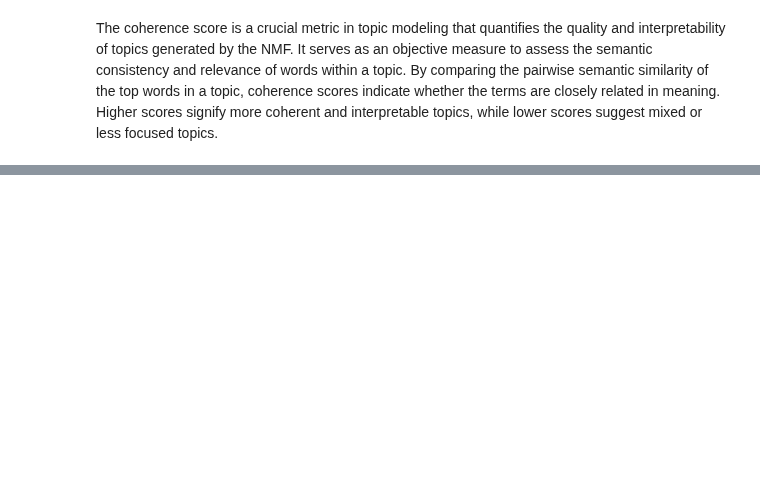
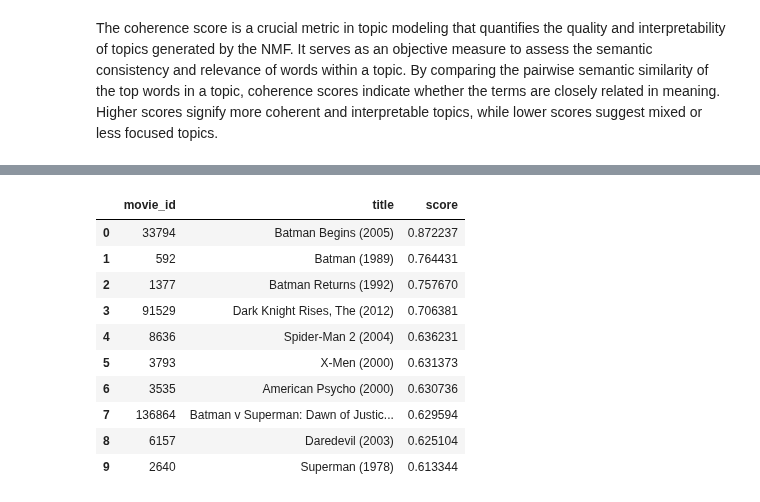
Before and after one commit to AlbotGoodman/machine-learning, a Jupyter notebook: lab2/content-based_filtering.ipynb, the cells around one changed output, grey strips where cells are left out. Cells and saved outputs as stored; diff of their text form; code cells hidden in the pictures; blank space fills up the shorter version.

```diff
--- a/lab2/content-based_filtering.ipynb
+++ b/lab2/content-based_filtering.ipynb
@@ -321,0 +365,45 @@ plt.show()
+# %%
+movie_mapper = {movie_id: idx for idx, movie_id in enumerate(movies_gentag["movie_id"])}
+movie_mapper_reverse = {idx: movie_id for movie_id, idx in movie_mapper.items()}
+# %%
+input_movies = [58559]
+n_recs = 10
+
+input_indices = [movie_mapper[movie_id] for movie_id in input_movies]
+input_matrix = H[input_indices, :]  # shape: (n_input_movies, n_factors)
+similarity_scores = cosine_similarity(input_matrix, H)  # shape: (n_input_movies, n_all_movies)
+
+# Find the highest similarity score for each candidate movie
+similarity_scores = np.max(similarity_scores, axis=0)  # shape: (n_all_movies, )
+similarity_scores[input_indices] = 0
+
+# Sort the scores without affecting the order
+sorted_scores = np.sort(similarity_scores)[::-1]
+sorted_indices = np.argsort(similarity_scores)[::-1]
+sorted_ids = [movie_mapper_reverse[idx] for idx in sorted_indices]
+
+# Create a DataFrame with the top recommendations
+movie_titles = [title for movie_id in sorted_ids[:n_recs] for title in movies[movies["movie_id"] == movie_id]["title"].values]
+top_movies = [(movie, title, score) for movie, title, score in zip(sorted_ids, movie_titles, sorted_scores)][:n_recs]
+top_df = pd.DataFrame(top_movies, columns=["movie_id", "title", "score"])
+top_df = top_df.sort_values("score", ascending=False)
+
+
+
+top_df
+
+
+
+# np.max() = recommends movies similar to any of the input movies
+# %% [output]
+|  | movie_id | title | score |
+| 0 | 33794 | Batman Begins (2005) | 0.872237 |
+| 1 | 592 | Batman (1989) | 0.764431 |
+| 2 | 1377 | Batman Returns (1992) | 0.757670 |
+| 3 | 91529 | Dark Knight Rises, The (2012) | 0.706381 |
+| 4 | 8636 | Spider-Man 2 (2004) | 0.636231 |
+| 5 | 3793 | X-Men (2000) | 0.631373 |
+| 6 | 3535 | American Psycho (2000) | 0.630736 |
+| 7 | 136864 | Batman v Superman: Dawn of Justic... | 0.629594 |
+| 8 | 6157 | Daredevil (2003) | 0.625104 |
+| 9 | 2640 | Superman (1978) | 0.613344 |
```
Also changed, not shown: parts of 21 cells of this notebook, 1 other file.
